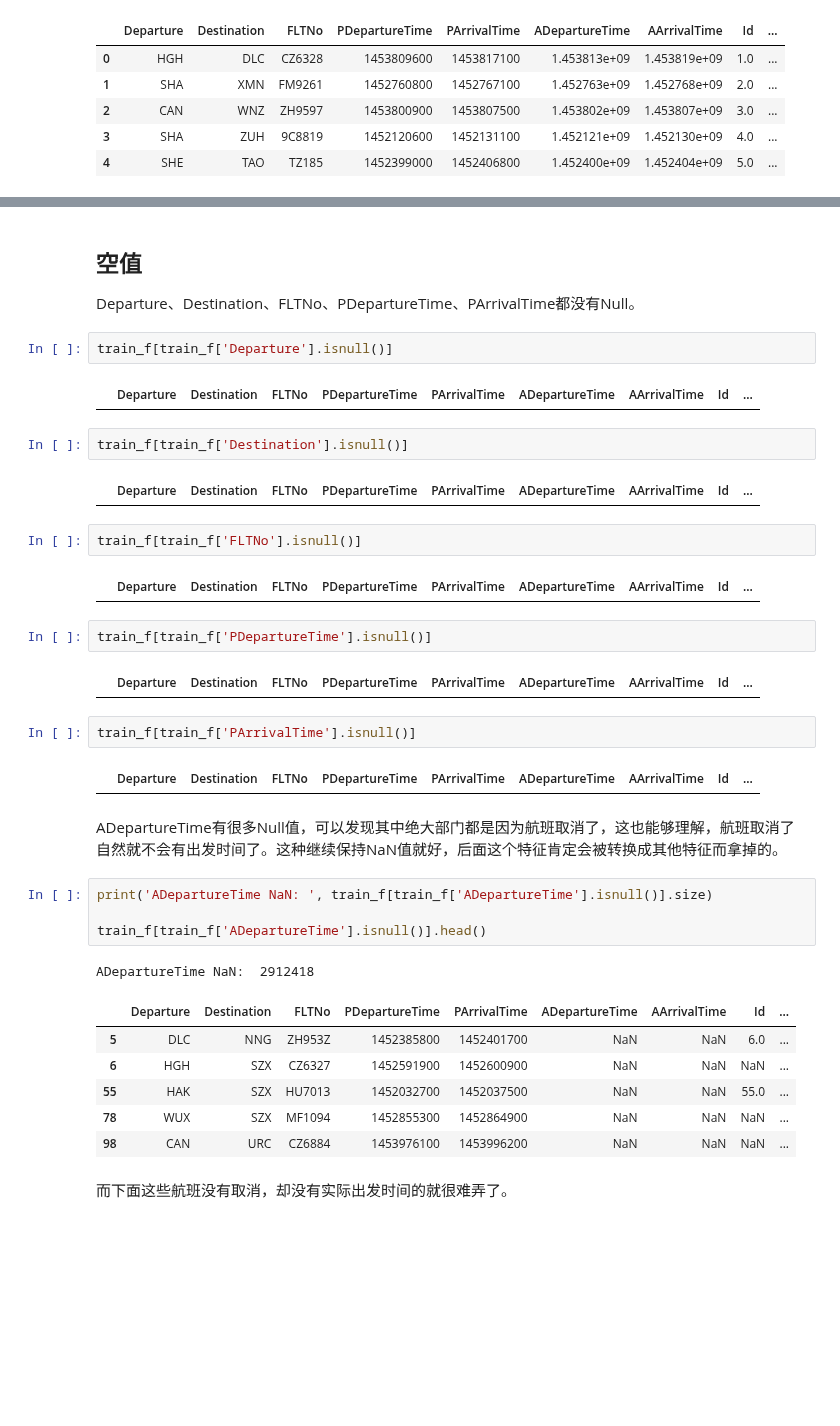
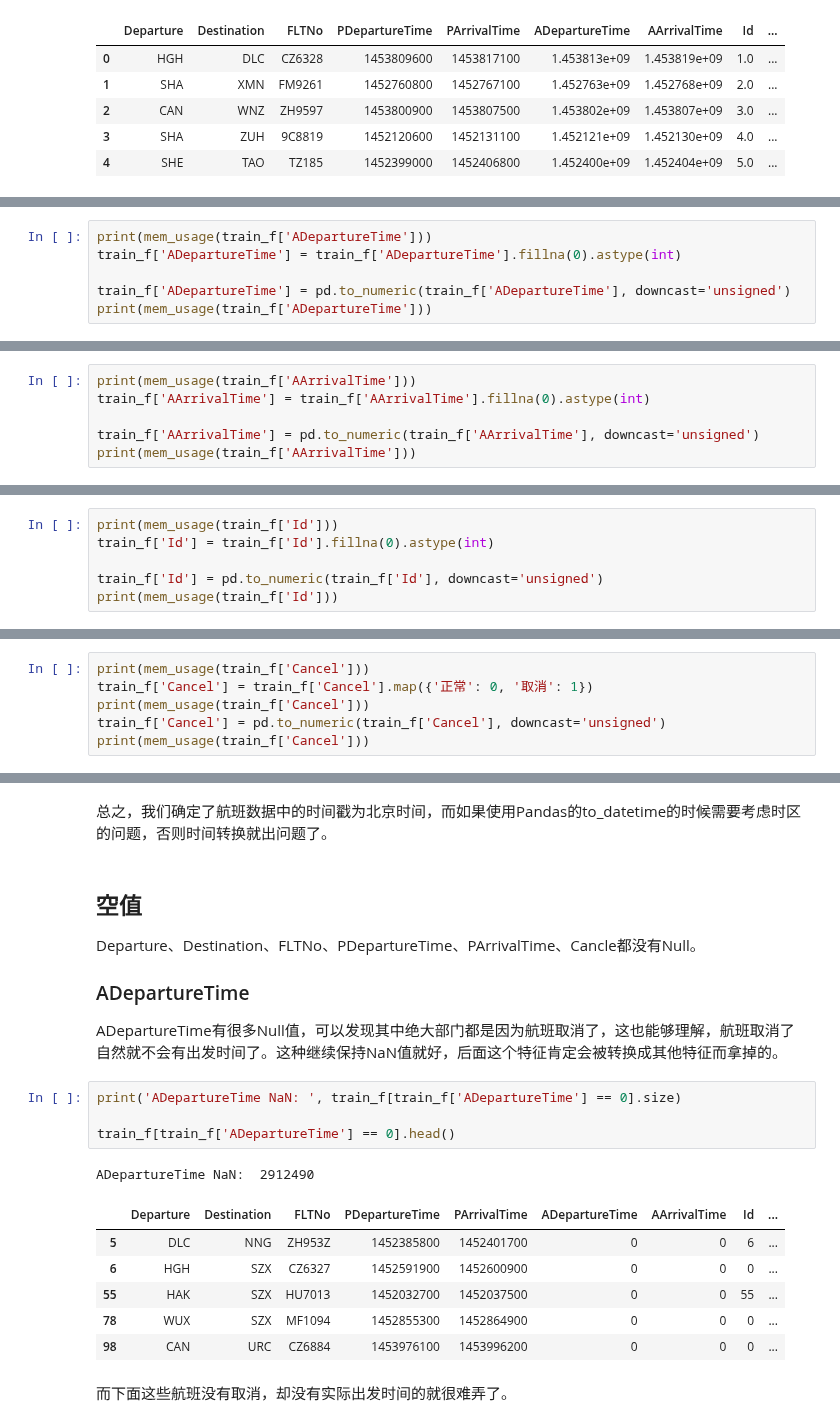
Before and after one commit to coder-ss/ml-learn, a Jupyter notebook: competition/ctrip-fight/data-flight-exploring.ipynb, the cells around one changed output, grey strips where cells are left out. Saved outputs shown, nothing was run; the diff lists cells and outputs as text; blank space fills up the shorter version.

```diff
--- a/competition/ctrip-fight/data-flight-exploring.ipynb
+++ b/competition/ctrip-fight/data-flight-exploring.ipynb
@@ -57,0 +113,6 @@ train_f.head()
+# %%
+print(mem_usage(train_f['ADepartureTime']))
+train_f['ADepartureTime'] = train_f['ADepartureTime'].fillna(0).astype(int)
+
+train_f['ADepartureTime'] = pd.to_numeric(train_f['ADepartureTime'], downcast='unsigned')
+print(mem_usage(train_f['ADepartureTime']))
@@ -57,0 +122,6 @@ train_f.head()
+# %%
+print(mem_usage(train_f['AArrivalTime']))
+train_f['AArrivalTime'] = train_f['AArrivalTime'].fillna(0).astype(int)
+
+train_f['AArrivalTime'] = pd.to_numeric(train_f['AArrivalTime'], downcast='unsigned')
+print(mem_usage(train_f['AArrivalTime']))
@@ -57,0 +135,6 @@ train_f.head()
+# %%
+print(mem_usage(train_f['Id']))
+train_f['Id'] = train_f['Id'].fillna(0).astype(int)
+
+train_f['Id'] = pd.to_numeric(train_f['Id'], downcast='unsigned')
+print(mem_usage(train_f['Id']))
@@ -57,0 +148,6 @@ train_f.head()
+# %%
+print(mem_usage(train_f['Cancel']))
+train_f['Cancel'] = train_f['Cancel'].map({'正常': 0, '取消': 1})
+print(mem_usage(train_f['Cancel']))
+train_f['Cancel'] = pd.to_numeric(train_f['Cancel'], downcast='unsigned')
+print(mem_usage(train_f['Cancel']))
@@ -58,41 +246,25 @@ train_f.head()
+# %% [markdown]
+总之，我们确定了航班数据中的时间戳为北京时间，而如果使用Pandas的to_datetime的时候需要考虑时区的问题，否则时间转换就出问题了。
 # %% [markdown]
 ## 空值
 
-Departure、Destination、FLTNo、PDepartureTime、PArrivalTime都没有Null。
+Departure、Destination、FLTNo、PDepartureTime、PArrivalTime、Cancle都没有Null。
+
+### ADepartureTime
+
+ADepartureTime有很多Null值，可以发现其中绝大部门都是因为航班取消了，这也能够理解，航班取消了自然就不会有出发时间了。这种继续保持NaN值就好，后面这个特征肯定会被转换成其他特征而拿掉的。
-# %%
-train_f[train_f['Departure'].isnull()]
-# %% [output]
-|  | Departure | Destination | FLTNo | PDepartureTime | PArrivalTime | ADepartureTime | AArrivalTime | Id | ... |
-# %%
-train_f[train_f['Destination'].isnull()]
-# %% [output]
-|  | Departure | Destination | FLTNo | PDepartureTime | PArrivalTime | ADepartureTime | AArrivalTime | Id | ... |
-# %%
-train_f[train_f['FLTNo'].isnull()]
-# %% [output]
-|  | Departure | Destination | FLTNo | PDepartureTime | PArrivalTime | ADepartureTime | AArrivalTime | Id | ... |
-# %%
-train_f[train_f['PDepartureTime'].isnull()]
-# %% [output]
-|  | Departure | Destination | FLTNo | PDepartureTime | PArrivalTime | ADepartureTime | AArrivalTime | Id | ... |
-# %%
-train_f[train_f['PArrivalTime'].isnull()]
-# %% [output]
-|  | Departure | Destination | FLTNo | PDepartureTime | PArrivalTime | ADepartureTime | AArrivalTime | Id | ... |
-# %% [markdown]
-ADepartureTime有很多Null值，可以发现其中绝大部门都是因为航班取消了，这也能够理解，航班取消了自然就不会有出发时间了。这种继续保持NaN值就好，后面这个特征肯定会被转换成其他特征而拿掉的。
 # %%
-print('ADepartureTime NaN: ', train_f[train_f['ADepartureTime'].isnull()].size)
+print('ADepartureTime NaN: ', train_f[train_f['ADepartureTime'] == 0].size)
 
-train_f[train_f['ADepartureTime'].isnull()].head()
+train_f[train_f['ADepartureTime'] == 0].head()
 # %% [output]
-ADepartureTime NaN:  2912418
+ADepartureTime NaN:  2912490
 |  | Departure | Destination | FLTNo | PDepartureTime | PArrivalTime | ADepartureTime | AArrivalTime | Id | ... |
-| 5 | DLC | NNG | ZH953Z | 1452385800 | 1452401700 | NaN | NaN | 6.0 | ... |
-| 6 | HGH | SZX | CZ6327 | 1452591900 | 1452600900 | NaN | NaN | NaN | ... |
-| 55 | HAK | SZX | HU7013 | 1452032700 | 1452037500 | NaN | NaN | 55.0 | ... |
-| 78 | WUX | SZX | MF1094 | 1452855300 | 1452864900 | NaN | NaN | NaN | ... |
-| 98 | CAN | URC | CZ6884 | 1453976100 | 1453996200 | NaN | NaN | NaN | ... |
+| 5 | DLC | NNG | ZH953Z | 1452385800 | 1452401700 | 0 | 0 | 6 | ... |
+| 6 | HGH | SZX | CZ6327 | 1452591900 | 1452600900 | 0 | 0 | 0 | ... |
+| 55 | HAK | SZX | HU7013 | 1452032700 | 1452037500 | 0 | 0 | 55 | ... |
+| 78 | WUX | SZX | MF1094 | 1452855300 | 1452864900 | 0 | 0 | 0 | ... |
+| 98 | CAN | URC | CZ6884 | 1453976100 | 1453996200 | 0 | 0 | 0 | ... |
 # %% [markdown]
 而下面这些航班没有取消，却没有实际出发时间的就很难弄了。
 # %%
```
Also changed, not shown: parts of 43 cells of this notebook, 1 other file.
